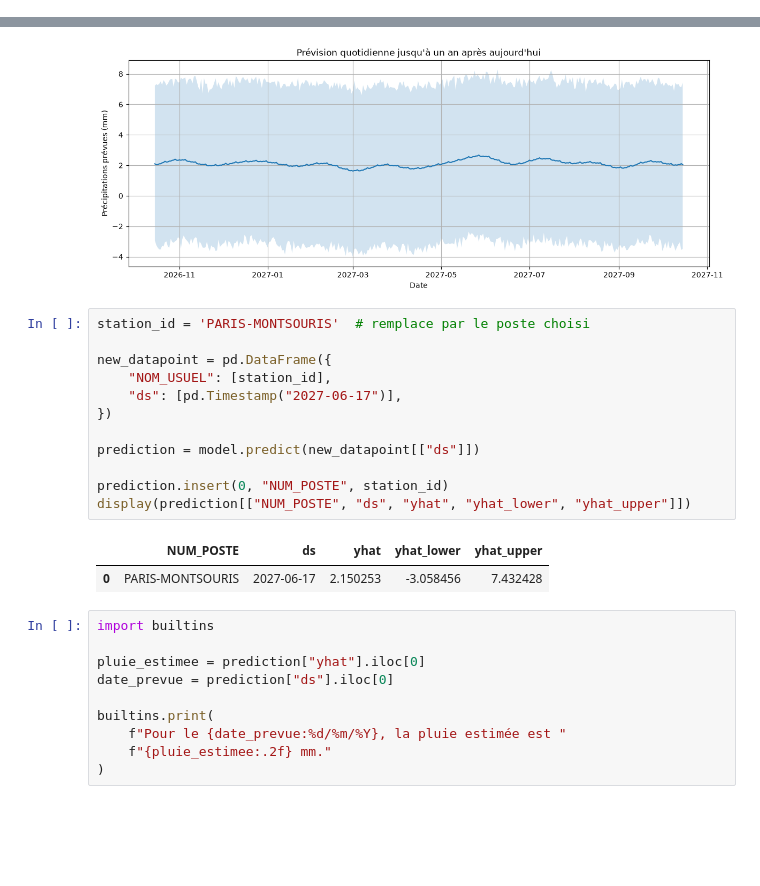
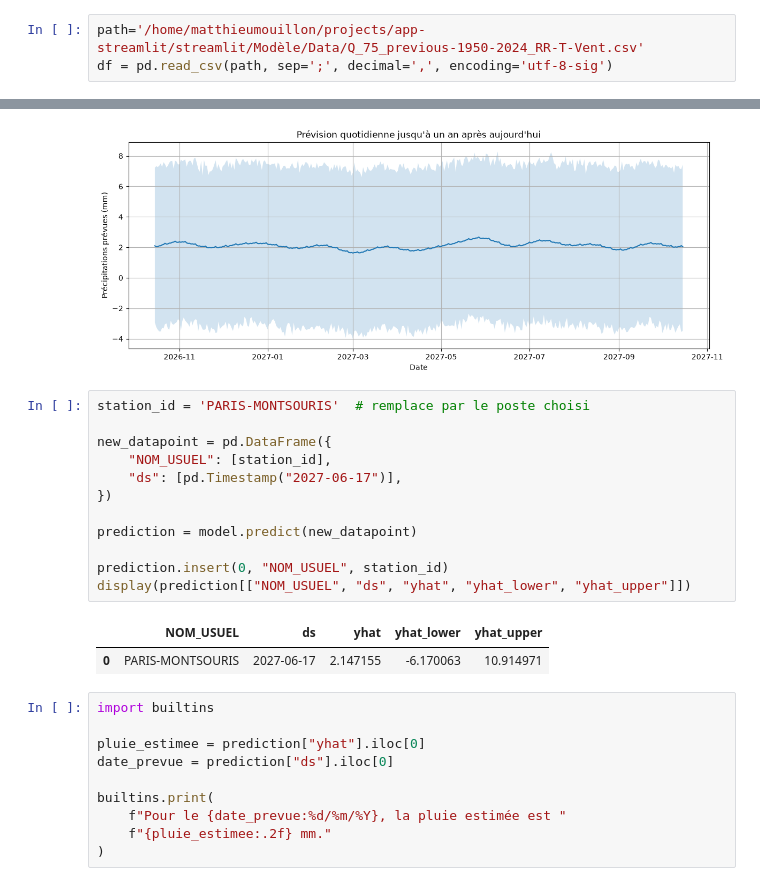
Before and after one commit to matthieumouillon7-glitch/Modele-machine-learning-HR, a Jupyter notebook: streamlit/Modèle/model_meteofrance.ipynb, the cells around one changed output, grey strips where cells are left out. Cells and saved outputs as stored; diff of their text form; blank space fills up the shorter version.

```diff
--- a/streamlit/Modèle/model_meteofrance.ipynb
+++ b/streamlit/Modèle/model_meteofrance.ipynb
@@ -92,3 +34,6 @@ df.head(5)
+# %%
+path='/home/matthieumouillon/projects/app-streamlit/streamlit/Modèle/Data/Q_75_previous-1950-2024_RR-T-Vent.csv'
+df = pd.read_csv(path, sep=';', decimal=',', encoding='utf-8-sig')
 # %%
 df.shape
 # %% [output]
@@ -560,18 +554,18 @@ plt.show()
 # %%
 station_id = 'PARIS-MONTSOURIS'  # remplace par le poste choisi
 
 new_datapoint = pd.DataFrame({
     "NOM_USUEL": [station_id],
     "ds": [pd.Timestamp("2027-06-17")],
 })
 
-prediction = model.predict(new_datapoint[["ds"]])
+prediction = model.predict(new_datapoint)
 
-prediction.insert(0, "NUM_POSTE", station_id)
-display(prediction[["NUM_POSTE", "ds", "yhat", "yhat_lower", "yhat_upper"]])
+prediction.insert(0, "NOM_USUEL", station_id)
+display(prediction[["NOM_USUEL", "ds", "yhat", "yhat_lower", "yhat_upper"]])
 # %% [output]
-|  | NUM_POSTE | ds | yhat | yhat_lower | yhat_upper |
-| 0 | PARIS-MONTSOURIS | 2027-06-17 | 2.150253 | -3.058456 | 7.432428 |
+|  | NOM_USUEL | ds | yhat | yhat_lower | yhat_upper |
+| 0 | PARIS-MONTSOURIS | 2027-06-17 | 2.147155 | -6.170063 | 10.914971 |
 # %%
 import builtins
 
```
Also changed, not shown: parts of 38 cells of this notebook, 18 other files.
